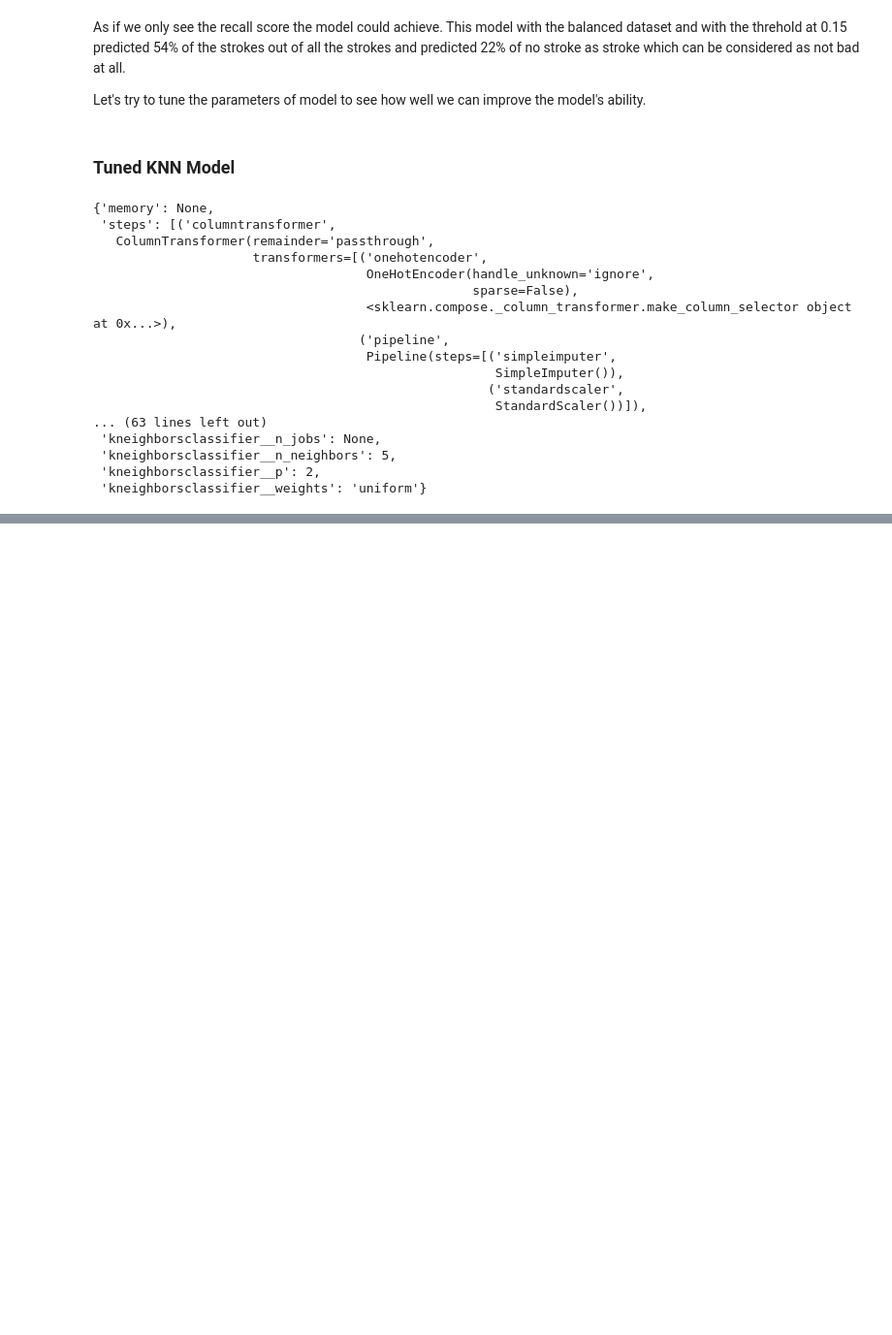
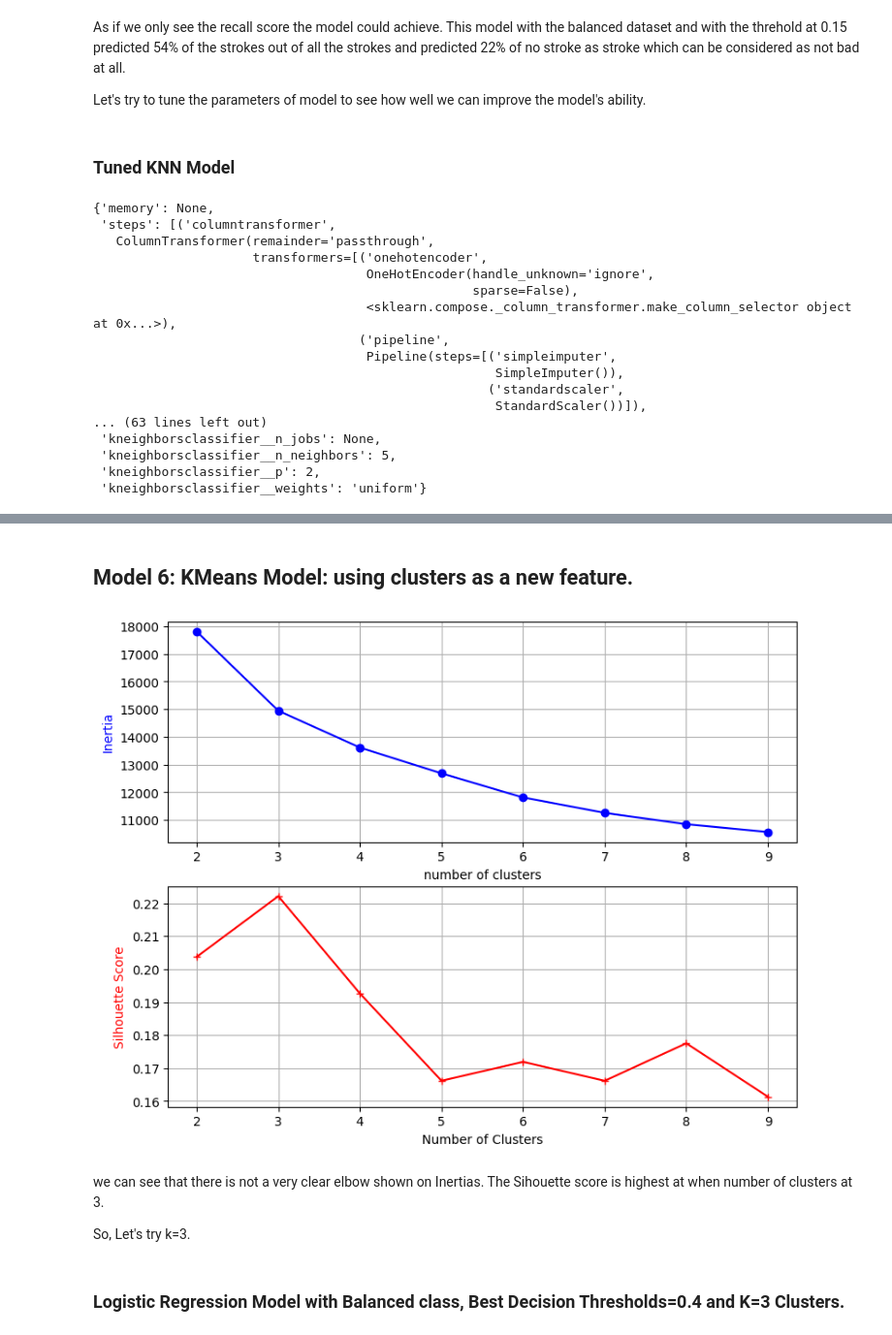
Before and after one commit to QianFu520/Machine-Learning-Stroke-Prediction, a Jupyter notebook: Part 4-Machine Learning.ipynb, the cells around one changed output, grey strips where cells are left out. Shown at 97% size. Saved outputs shown, nothing was run; the diff lists cells and outputs as text; code cells hidden in the pictures; blank space fills up the shorter version.

```diff
--- a/Part 4-Machine Learning.ipynb
+++ b/Part 4-Machine Learning.ipynb
@@ -737,0 +836,46 @@ weighted avg       0.89      0.88      0.89      1278
+# %% [markdown]
+## Model 6: KMeans Model: using clusters as a new feature.
+# %%
+# Function to calculate and plot the silhouette score and inertia of a KMeans model for various values of k
+
+def plot_k_values(data, krange, random_state=42):
+  """plot the silhouette score and inertia
+  of a KMeans model for various k values"""
+
+  sils = []
+  inertias = []
+
+  for k in krange:
+    km = KMeans(n_clusters=k, random_state=random_state)
+    km.fit(data)
+    sils.append(silhouette_score(data, km.labels_))
+    inertias.append(km.inertia_)
+
+  # plot inertia and silhouette score
+  fig, axes = plt.subplots(2,1, figsize=(9,7))
+  axes[0].set_xlabel('number of clusters')
+  axes[0].set_ylabel('Inertia', color = 'blue')
+  axes[0].plot(krange, inertias, color = 'blue', label='inertia', marker ='o')
+  axes[0].grid()
+
+  axes[1].plot(krange, sils, color = 'red', label='silhouette score', marker='+')
+  axes[1].set_ylabel('Silhouette Score', color = 'red')
+  axes[1].set_xlabel('Number of Clusters')
+  axes[1].grid()
+
+  # plt.grid()
+  plt.show()
+# %%
+## Find the best k value.
+# use our plot_k_values function to test best k (try ks=2-10)
+ks = range(2,10)
+
+plot_k_values(X_train_df, ks)
+# %% [output]
+[figure, added]
+# %% [markdown]
+we can see that there is not a very clear elbow shown on Inertias. The Sihouette score is highest at when number of clusters at 3.
+
+So, Let's try k=3.
+# %% [markdown]
+### Logistic Regression Model with Balanced class, Best Decision Thresholds=0.4 and K=3 Clusters.
```
Also changed, not shown: parts of 27 cells of this notebook.
